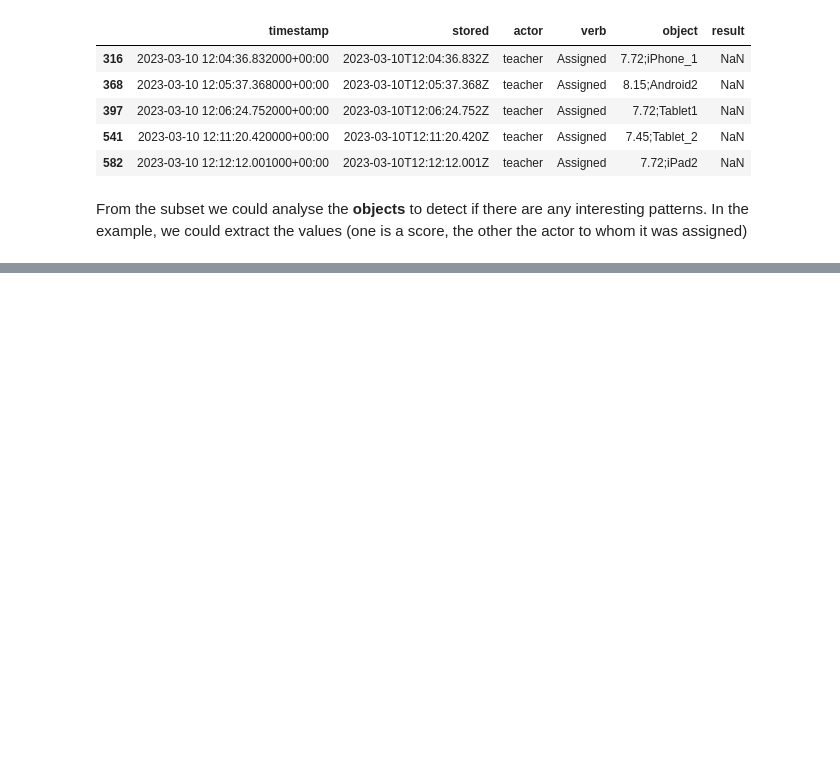
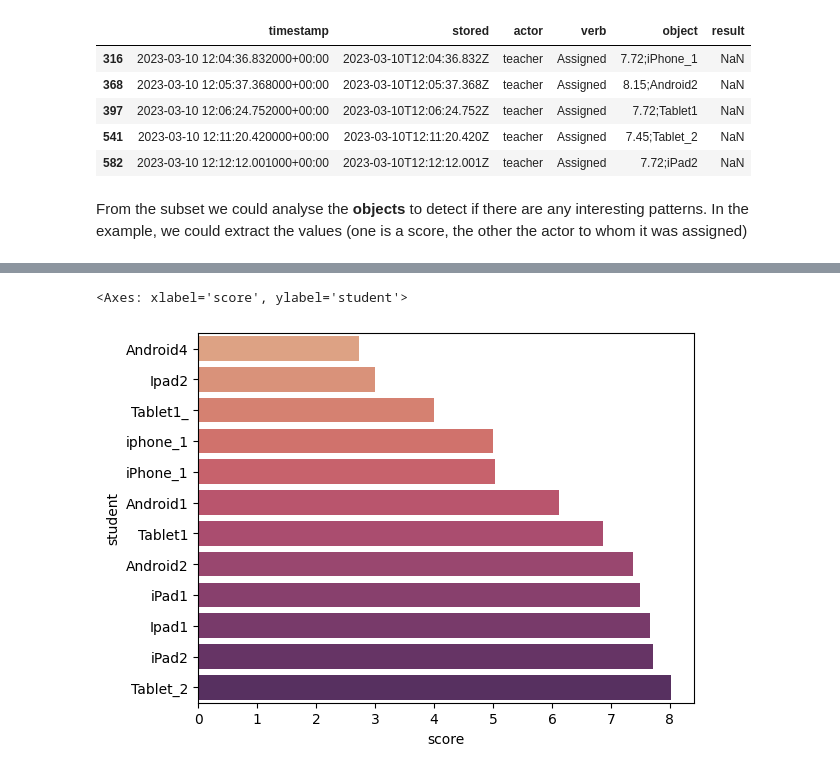
Before and after one commit to Stocastico/xapi_analysis, a Jupyter notebook: _proc/01_input_csv.ipynb, the cells around one changed output, grey strips where cells are left out. Saved outputs shown, nothing was run; the diff lists cells and outputs as text; code cells hidden in the pictures; blank space fills up the shorter version.

```diff
--- a/_proc/01_input_csv.ipynb
+++ b/_proc/01_input_csv.ipynb
@@ -282,8 +281,8 @@ Returns the subset of the original dataframe containing only statements with the
 | verb | str | The verb we are interested in |
 | **Returns** | **DataFrame** | **A dataframe containing only the statements with a specific actor and verb** |
 # %%
-tmp = subset_actor_verb(statements, "teacher", "Assigned")
-tmp.head(5)
+subset = subset_actor_verb(statements, "teacher", "Assigned")
+subset.head(5)
 # %% [output]
 |  | timestamp | stored | actor | verb | object | result |
 | 316 | 2023-03-10 12:04:36.832000+00:00 | 2023-03-10T12:04:36.832Z | teacher | Assigned | 7.72;iPhone_1 | NaN |
@@ -293,6 +292,3 @@ tmp.head(5)
 | 582 | 2023-03-10 12:12:12.001000+00:00 | 2023-03-10T12:12:12.001Z | teacher | Assigned | 7.72;iPad2 | NaN |
 # %% [markdown]
 From the subset we could analyse the **objects** to detect if there are any interesting patterns. In the example, we could extract the values (one is a score, the other the actor to whom it was assigned)
-# %%
-def split_column():
-    pass
@@ -298,0 +316,3 @@ def split_column():
+# %%
+grades = split_column(subset, 'object', ['score', 'student'])
+grades.head(5)
@@ -298,0 +347,4 @@ def split_column():
+# %%
+grades["score"] = grades["score"].astype("float")
+avg_grades = average_interactions(grades, 'score', 'student')
+avg_grades
@@ -298,0 +365,5 @@ def split_column():
+# %%
+sns.barplot(x='score', y='student', data=avg_grades, palette='flare')
+# %% [output]
+<Axes: xlabel='score', ylabel='student'>
+[figure, added]
```
Also changed, not shown: parts of 7 cells of this notebook, 8 other files.
